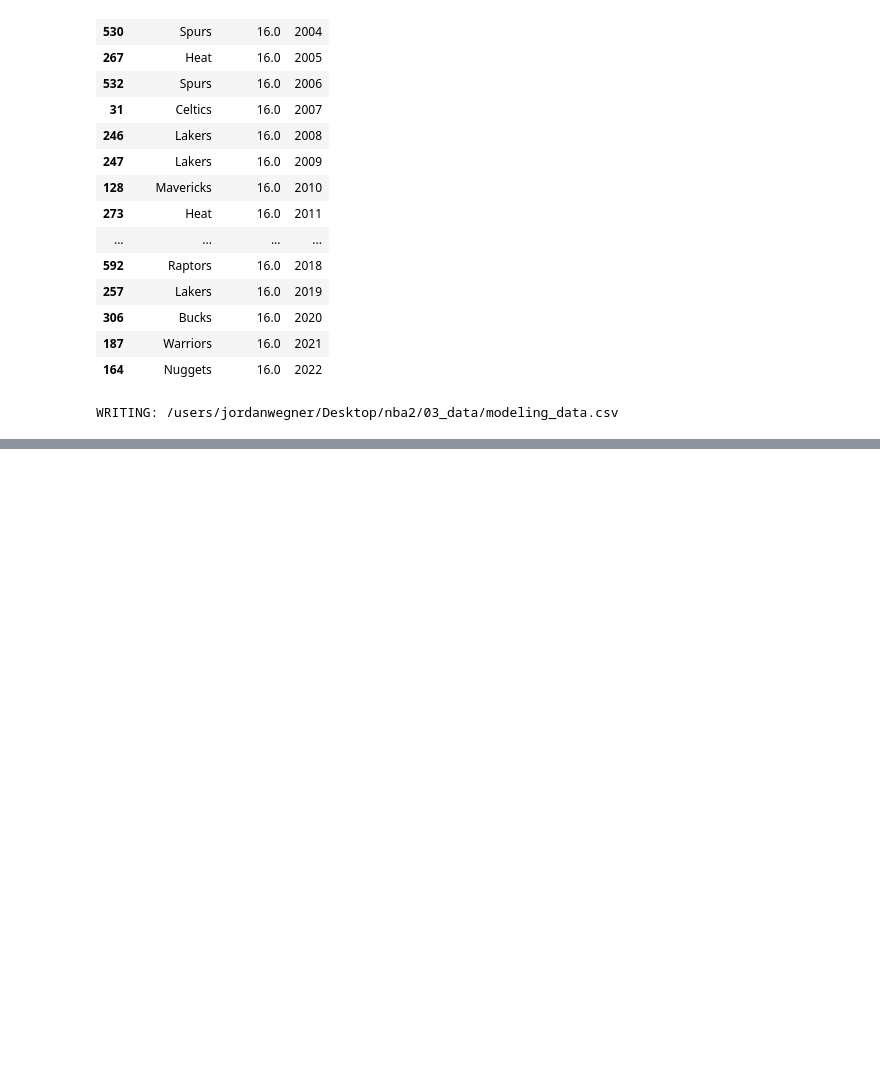
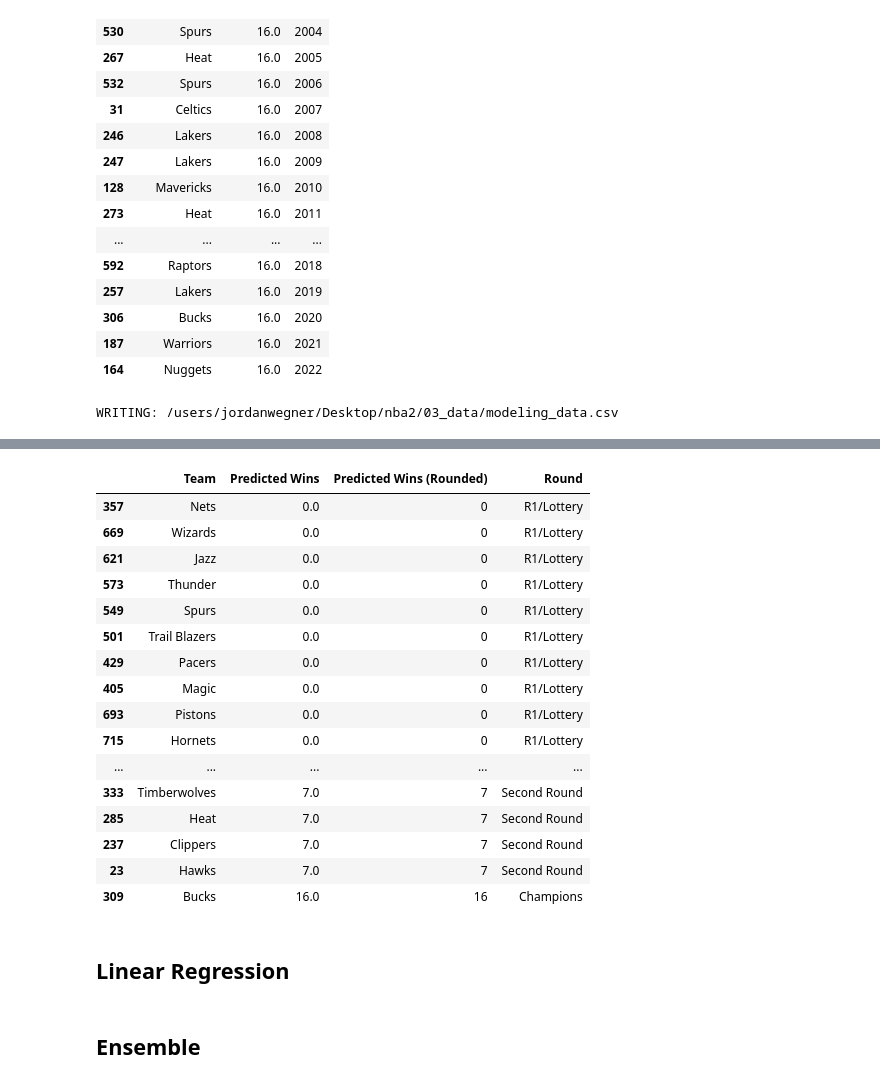
Before and after one commit to jordan-wegner/nba_prediction, a Jupyter notebook: 02_python_functions/NBA_PRESEASON_DATA.ipynb, the cells around one changed output, grey strips where cells are left out. Cells and saved outputs as stored; diff of their text form; code cells hidden in the pictures; blank space fills up the shorter version.

Commit message:
updated doc for pred output

```diff
--- a/02_python_functions/NBA_PRESEASON_DATA.ipynb
+++ b/02_python_functions/NBA_PRESEASON_DATA.ipynb
@@ -431,0 +440,8 @@ WRITING: /users/jordanwegner/Desktop/nba2/03_data/modeling_data.csv
+# %%
+# model
+filename = '/users/jordanwegner/Desktop/nba2/05_notebooks/01_models/01_model_outputs/lgbm_20230830.sav'
+lgbm = pickle.load(open(filename, 'rb'))
+# %%
+# predicting on the new data
+import modeling_data_setup
+train, test, x_train, x_test, y_train, y_test, upcoming = modeling_data_setup.modeling_data_setup(t8,[2022],int(upcoming_season),'reg')
@@ -431,0 +460,3 @@ WRITING: /users/jordanwegner/Desktop/nba2/03_data/modeling_data.csv
+# %%
+x_lgbm = upcoming[lgbm.best_estimator_.feature_name_]
+x_lgbm.head()
@@ -431,0 +470,43 @@ WRITING: /users/jordanwegner/Desktop/nba2/03_data/modeling_data.csv
+# %%
+lgbm_predictions = lgbm.predict(x_lgbm)
+lgbm_final_output = x_lgbm.copy()
+lgbm_final_output['Predicted Wins'] = lgbm_predictions
+lgbm_final_output['Predicted Wins (Rounded)'] = [round(x) for x in lgbm_predictions]
+lgbm_final_output['Team'] = upcoming['TEAM_NAME']
+def rounds(x):
+    if x < 4:
+        return 'R1/Lottery'
+    elif 4<=x<8:
+        return 'Second Round'
+    elif 8<=x<12:
+        return 'Conf. Finals'
+    elif 12<=x<16:
+        return 'Finals'
+    elif x>=16:
+        return 'Champions'
+lgbm_final_output['Round'] = [rounds(x) for x in lgbm_final_output['Predicted Wins']]
+lgbm_final_output.sort_values('Predicted Wins',inplace=True)
+lgbm_fo = lgbm_final_output[['Team','Predicted Wins','Predicted Wins (Rounded)','Round']]
+lgbm_fo
+# %% [output]
+|  | Team | Predicted Wins | Predicted Wins (Rounded) | Round |
+| 357 | Nets | 0.0 | 0 | R1/Lottery |
+| 669 | Wizards | 0.0 | 0 | R1/Lottery |
+| 621 | Jazz | 0.0 | 0 | R1/Lottery |
+| 573 | Thunder | 0.0 | 0 | R1/Lottery |
+| 549 | Spurs | 0.0 | 0 | R1/Lottery |
+| 501 | Trail Blazers | 0.0 | 0 | R1/Lottery |
+| 429 | Pacers | 0.0 | 0 | R1/Lottery |
+| 405 | Magic | 0.0 | 0 | R1/Lottery |
+| 693 | Pistons | 0.0 | 0 | R1/Lottery |
+| 715 | Hornets | 0.0 | 0 | R1/Lottery |
+| ... | ... | ... | ... | ... |
+| 333 | Timberwolves | 7.0 | 7 | Second Round |
+| 285 | Heat | 7.0 | 7 | Second Round |
+| 237 | Clippers | 7.0 | 7 | Second Round |
+| 23 | Hawks | 7.0 | 7 | Second Round |
+| 309 | Bucks | 16.0 | 16 | Champions |
+# %% [markdown]
+## Linear Regression
+# %% [markdown]
+## Ensemble
```
Also changed, not shown: parts of 6 cells of this notebook, 4 other files.
